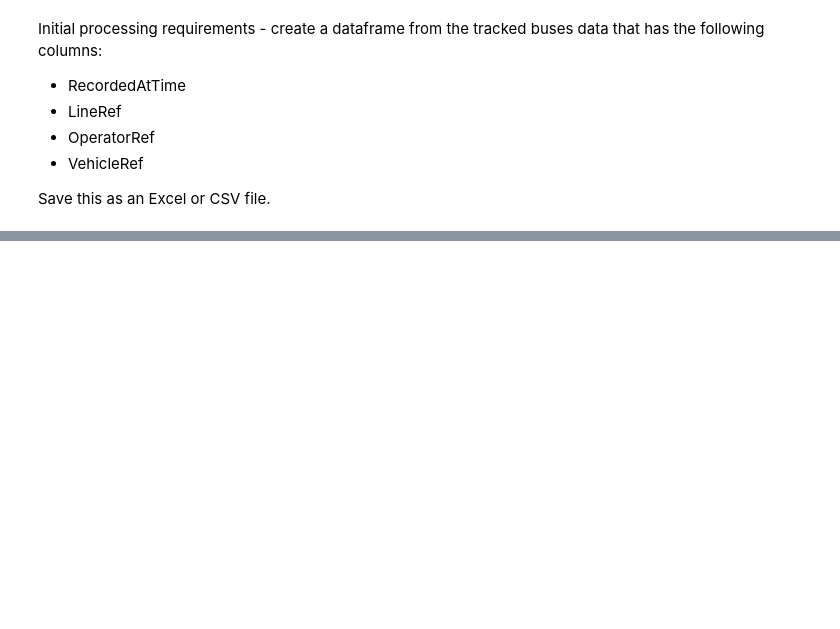
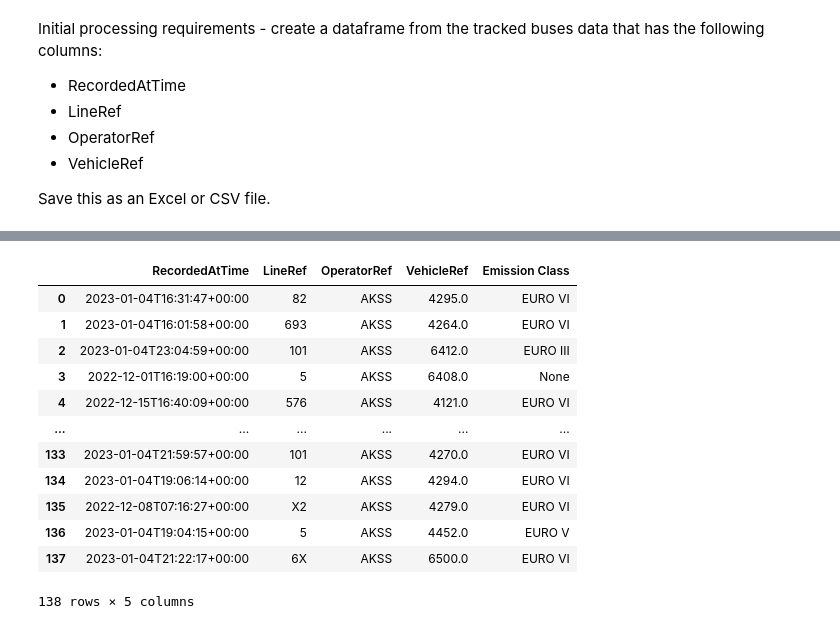
Before and after one commit to JyotiKuber/CodeDivision-Python, a Jupyter notebook: Bus_Data_Project.ipynb, the cells around one changed output, grey strips where cells are left out. Saved outputs shown, nothing was run; the diff lists cells and outputs as text; code cells hidden in the pictures; blank space fills up the shorter version.

```diff
--- a/Bus_Data_Project.ipynb
+++ b/Bus_Data_Project.ipynb
@@ -116,5 +116,7 @@ for item in bus_data:
 
 
 print(vehicle_list)
+vehicle_df = pd.DataFrame(vehicle_list)
+print(vehicle_df)
 # %% [output]
 [{'RecordedAtTime': '2023-01-04T16:31:47+00:00', 'LineRef': '82', 'OperatorRef': 'AKSS', 'VehicleRef': '4295'}, {'RecordedAtTime': '2023-01-04T16:01:58+00:00', 'LineRef': '693', 'OperatorRef': 'AKSS', ...
@@ -120,0 +203,39 @@ print(vehicle_list)
+# %%
+def get_emission_data():
+  url = "https://raw.githubusercontent.com/futureCodersSE/python-programming-for-data/main/Datasets/updated_bus_regs.csv"
+  df = pd.read_csv(url)
+  return df
+
+def add_emission_class(v_df):
+  emissions_df = get_emission_data()
+
+  def get_emission_class(df):
+      em_list = emissions_df[emissions_df['Last tracked'] == df['VehicleRef']]['Emission Class'].tolist()
+      if len(em_list) > 0:
+          return em_list[0]
+      else:
+          return None
+
+  v_df['Emission Class'] = v_df.apply(get_emission_class, axis=1)
+  #print(v_df)
+  return v_df
+# Testing
+em_df = vehicle_df.copy()
+em_df['VehicleRef'] = pd.to_numeric(em_df['VehicleRef'], errors="coerce")
+actual = add_emission_class(em_df)
+display(actual)
+expected = "EURO VI"
+# %% [output]
+|  | RecordedAtTime | LineRef | OperatorRef | VehicleRef | Emission Class |
+| 0 | 2023-01-04T16:31:47+00:00 | 82 | AKSS | 4295.0 | EURO VI |
+| 1 | 2023-01-04T16:01:58+00:00 | 693 | AKSS | 4264.0 | EURO VI |
+| 2 | 2023-01-04T23:04:59+00:00 | 101 | AKSS | 6412.0 | EURO III |
+| 3 | 2022-12-01T16:19:00+00:00 | 5 | AKSS | 6408.0 | None |
+| 4 | 2022-12-15T16:40:09+00:00 | 576 | AKSS | 4121.0 | EURO VI |
+| ... | ... | ... | ... | ... | ... |
+| 133 | 2023-01-04T21:59:57+00:00 | 101 | AKSS | 4270.0 | EURO VI |
+| 134 | 2023-01-04T19:06:14+00:00 | 12 | AKSS | 4294.0 | EURO VI |
+| 135 | 2022-12-08T07:16:27+00:00 | X2 | AKSS | 4279.0 | EURO VI |
+| 136 | 2023-01-04T19:04:15+00:00 | 5 | AKSS | 4452.0 | EURO V |
+| 137 | 2023-01-04T21:22:17+00:00 | 6X | AKSS | 6500.0 | EURO VI |
+138 rows × 5 columns
```
Also changed, not shown: parts of 9 cells of this notebook.
